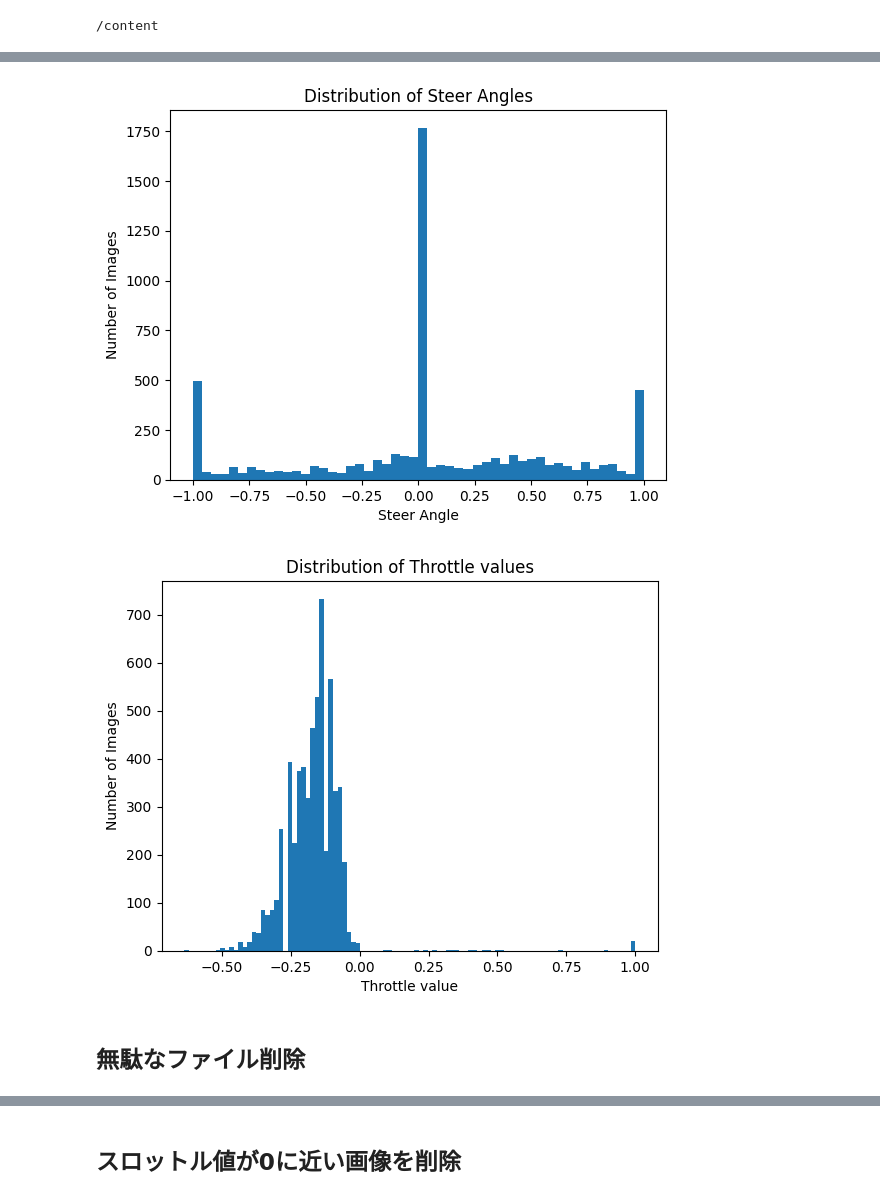
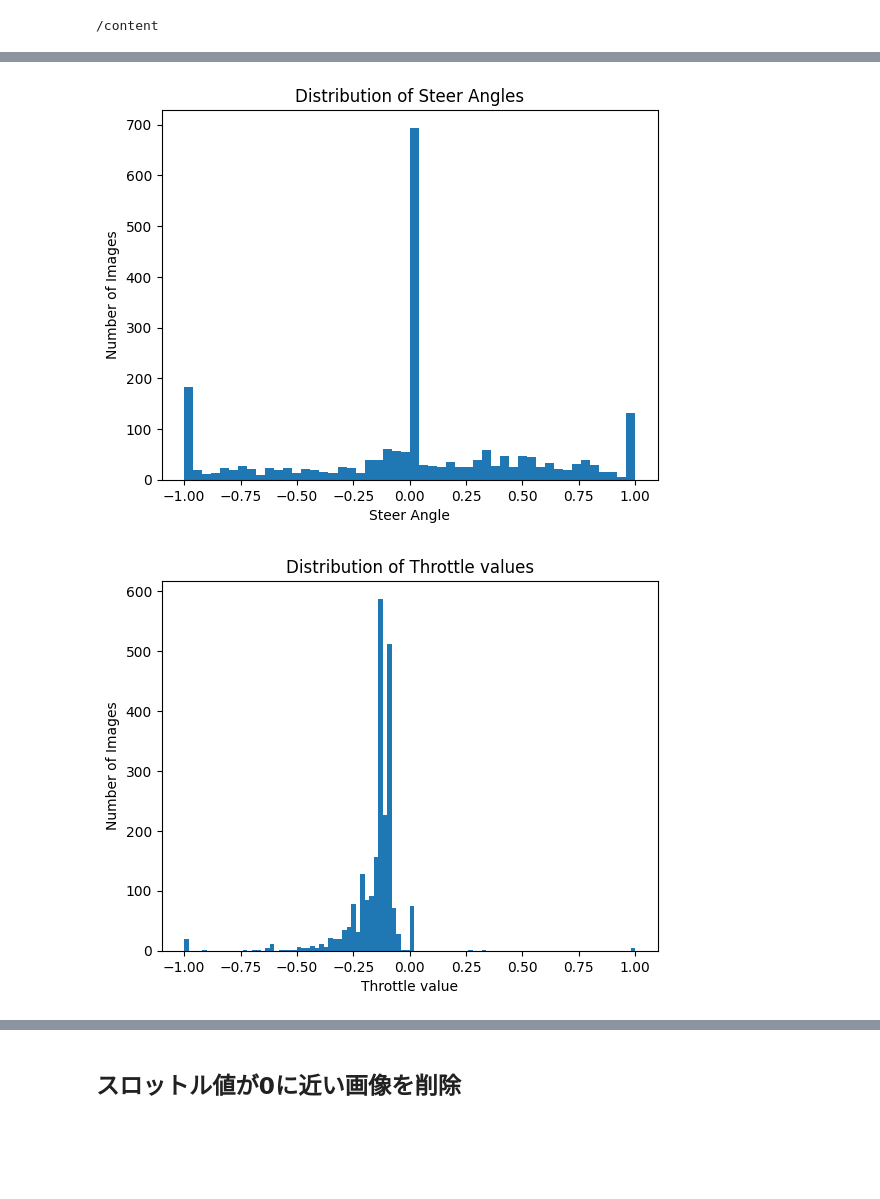
Before and after one commit to rsuwa/self-driving-mini-car, a Jupyter notebook: learn_steer_throttle.ipynb, the cells around one changed output, grey strips where cells are left out. Drawn from its saved outputs; the diff is of its cells as text; code cells hidden in the pictures; blank space fills up the shorter version.

```diff
--- a/learn_steer_throttle.ipynb
+++ b/learn_steer_throttle.ipynb
@@ -18,7 +18,7 @@ import os
 import matplotlib.pyplot as plt
 
 # フォルダのパスを設定
-folder_path = "/content/drive/MyDrive/train_data_H"  # 例: "/path/to/your/folder"
+folder_path = "/content/drive/MyDrive/train_data_FGHI"  # 例: "/path/to/your/folder"
 
 # ステア角のリストを作成
 steer_angles = []
@@ -41,36 +41,36 @@ plt.xlabel("Steer Angle")
 plt.ylabel("Number of Images")
 plt.show()
 # %% [output]
-[figure, old version]
+[figure, new version]
 # %%
 import os
 import matplotlib.pyplot as plt
 
 # フォルダのパスを設定
-folder_path = "/content/drive/MyDrive/train_data_H"  # 例: "/path/to/your/folder"
+folder_path = "/content/drive/MyDrive/train_data_FGHI"  # 例: "/path/to/your/folder"
 
 # ステア角のリストを作成
 throttles = []
 
 # フォルダ内のすべてのファイルをループ
 for filename in os.listdir(folder_path):
     if filename.endswith(".jpg"):  # .jpgファイルのみを対象
         # throttle値を取得
         throttle = filename.split("_")[1]
         try:
             throttles.append(float(throttle))
         except ValueError:
             print(f"Could not convert {throttle} to float from filename {filename}")
             continue
 
 # ステア角の分布をヒストグラムとしてプロット
 plt.hist(throttles, bins=100)
 plt.title("Distribution of Throttle values")
 plt.xlabel("Throttle value")
 plt.ylabel("Number of Images")
 plt.show()
 # %% [output]
-[figure, old version]
+[figure, new version]
 # %%
 import torch
 import torch.optim as optim
@@ -83,5 +83,3 @@ import glob
 import PIL.Image
 import os
 import numpy as np
-# %% [markdown]
-## 無駄なファイル削除
```
Also changed, not shown: parts of 8 cells of this notebook.
